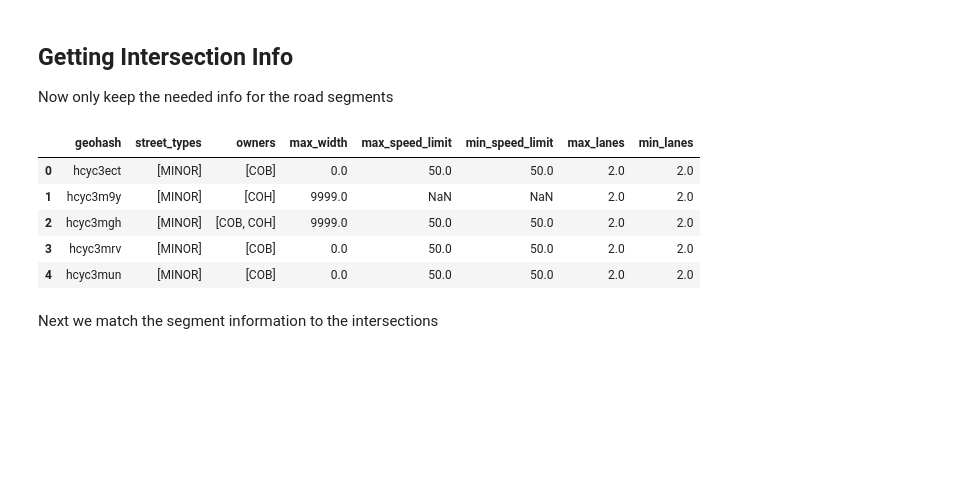
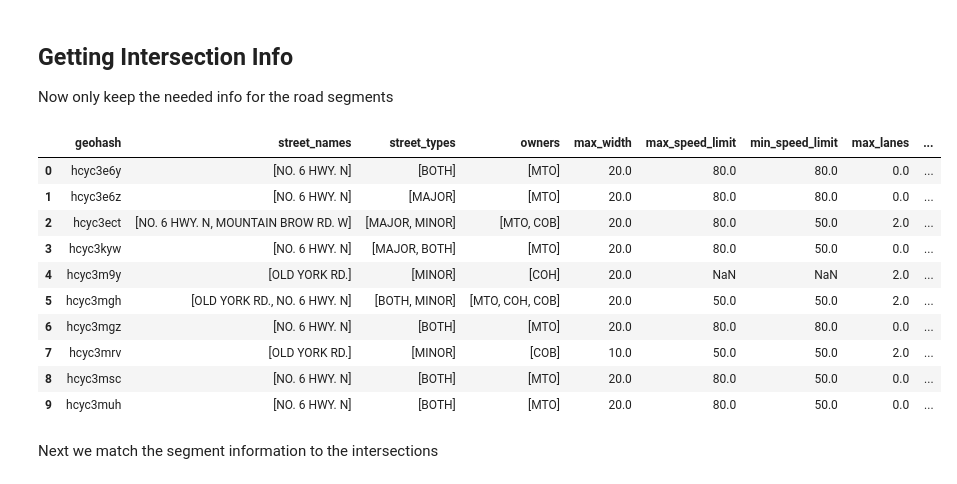
Before and after one commit to FutureProg/Burlington-Crash-Probability-2023, a Jupyter notebook: 1_data_preparation.ipynb, the cells around one changed output. Cells and saved outputs as stored; diff of their text form; code cells hidden in the pictures; blank space fills up the shorter version.

Commit message:
Fixing issues where some crimes don't have an intersection to associate with

```diff
--- a/1_data_preparation.ipynb
+++ b/1_data_preparation.ipynb
@@ -18,6 +22,8 @@ crime_map_df.head()
 # %%
 road_segments_df = gpd.read_file('open_data/burlington_road_segments.geojson')
 road_segments_df = road_segments_df.to_crs("epsg:4326")
+road_segments_df['ACTUAL_WIDTH'] = road_segments_df['ACTUAL_WIDTH'].fillna(road_segments_df['DEEMED_WIDTH'])
+road_segments_df['ACTUAL_WIDTH'] = road_segments_df['ACTUAL_WIDTH'].where((road_segments_df['ACTUAL_WIDTH'] < 9990) & (road_segments_df['ACTUAL_WIDTH'] > 0), road_segments_df['DEEMED_WIDTH'])
 road_segments_df.head()
 # %% [output]
 |  | OBJECTID | STREET_NAME | STREET_TYPE | ALIAS_ST_N | L_LADD | L_HADD | R_LADD | R_HADD | STREET_CLASS | ... |
@@ -85,39 +91,44 @@ del segment_geohash
 ## Getting Intersection Info
 Now only keep the needed info for the road segments
 # %%
-segment_info_df = road_segments_df.query("OWNER != 'MTO'")[['STREET_NAME', 'STREET_TYPE', 'STREET_CLASS', 'ACTUAL_WIDTH', 'SPEEDLIMIT', 'LANES', 'OWNER', 'geohash_1', 'geohash_2']]
+segment_info_df = road_segments_df[['STREET_NAME', 'STREET_TYPE', 'STREET_CLASS', 'ACTUAL_WIDTH', 'SPEEDLIMIT', 'LANES', 'OWNER', 'geohash_1', 'geohash_2']]#.query("OWNER != 'MTO'")
 segment_info_df = pd.concat(
     [segment_info_df.rename({'geohash_1': 'geohash'}, axis=1).drop('geohash_2', axis=1),
     segment_info_df.rename({'geohash_2': 'geohash'}, axis=1).drop('geohash_1', axis=1)],
     ignore_index=True
 )
 segment_info_df = segment_info_df.groupby('geohash')
 
 def set_append(items):
     items = list(set(items))
     items.sort()
     print(items)
     return ' & '.join(items)
 segment_info_df = segment_info_df.agg(
-#     street_names=pd.NamedAgg(column='STREET_NAME', aggfunc=lambda x: list(set(x))),
+    street_names=pd.NamedAgg(column='STREET_NAME', aggfunc=lambda x: list(set(x))),
     street_types=pd.NamedAgg(column='STREET_TYPE', aggfunc=lambda x: list(set(x))),
     owners=pd.NamedAgg(column='OWNER', aggfunc=lambda x: list(set(x))),
     max_width=pd.NamedAgg(column='ACTUAL_WIDTH', aggfunc='max'),
     max_speed_limit=pd.NamedAgg(column='SPEEDLIMIT', aggfunc='max'),
     min_speed_limit=pd.NamedAgg(column='SPEEDLIMIT', aggfunc='min'),
     max_lanes=pd.NamedAgg(column='LANES', aggfunc='max'),
     min_lanes=pd.NamedAgg(column='LANES', aggfunc='min')
 )
 del set_append
 segment_info_df = segment_info_df.reset_index()
-segment_info_df.head(n=5)
+segment_info_df.head(n=10)
 # %% [output]
-|  | geohash | street_types | owners | max_width | max_speed_limit | min_speed_limit | max_lanes | min_lanes |
-| 0 | hcyc3ect | [MINOR] | [COB] | 0.0 | 50.0 | 50.0 | 2.0 | 2.0 |
-| 1 | hcyc3m9y | [MINOR] | [COH] | 9999.0 | NaN | NaN | 2.0 | 2.0 |
-| 2 | hcyc3mgh | [MINOR] | [COB, COH] | 9999.0 | 50.0 | 50.0 | 2.0 | 2.0 |
-| 3 | hcyc3mrv | [MINOR] | [COB] | 0.0 | 50.0 | 50.0 | 2.0 | 2.0 |
-| 4 | hcyc3mun | [MINOR] | [COB] | 0.0 | 50.0 | 50.0 | 2.0 | 2.0 |
+|  | geohash | street_names | street_types | owners | max_width | max_speed_limit | min_speed_limit | max_lanes | ... |
+| 0 | hcyc3e6y | [NO. 6 HWY. N] | [BOTH] | [MTO] | 20.0 | 80.0 | 80.0 | 0.0 | ... |
+| 1 | hcyc3e6z | [NO. 6 HWY. N] | [MAJOR] | [MTO] | 20.0 | 80.0 | 80.0 | 0.0 | ... |
+| 2 | hcyc3ect | [NO. 6 HWY. N, MOUNTAIN BROW RD. W] | [MAJOR, MINOR] | [MTO, COB] | 20.0 | 80.0 | 50.0 | 2.0 | ... |
+| 3 | hcyc3kyw | [NO. 6 HWY. N] | [MAJOR, BOTH] | [MTO] | 20.0 | 80.0 | 50.0 | 0.0 | ... |
+| 4 | hcyc3m9y | [OLD YORK RD.] | [MINOR] | [COH] | 20.0 | NaN | NaN | 2.0 | ... |
+| 5 | hcyc3mgh | [OLD YORK RD., NO. 6 HWY. N] | [BOTH, MINOR] | [MTO, COH, COB] | 20.0 | 50.0 | 50.0 | 2.0 | ... |
+| 6 | hcyc3mgz | [NO. 6 HWY. N] | [BOTH] | [MTO] | 20.0 | 80.0 | 80.0 | 0.0 | ... |
+| 7 | hcyc3mrv | [OLD YORK RD.] | [MINOR] | [COB] | 10.0 | 50.0 | 50.0 | 2.0 | ... |
+| 8 | hcyc3msc | [NO. 6 HWY. N] | [BOTH] | [MTO] | 20.0 | 80.0 | 50.0 | 0.0 | ... |
+| 9 | hcyc3muh | [NO. 6 HWY. N] | [BOTH] | [MTO] | 20.0 | 80.0 | 50.0 | 0.0 | ... |
 # %% [markdown]
 Next we match the segment information to the intersections
 # %%
```
Also changed, not shown: parts of 14 cells of this notebook, 2 other files.
